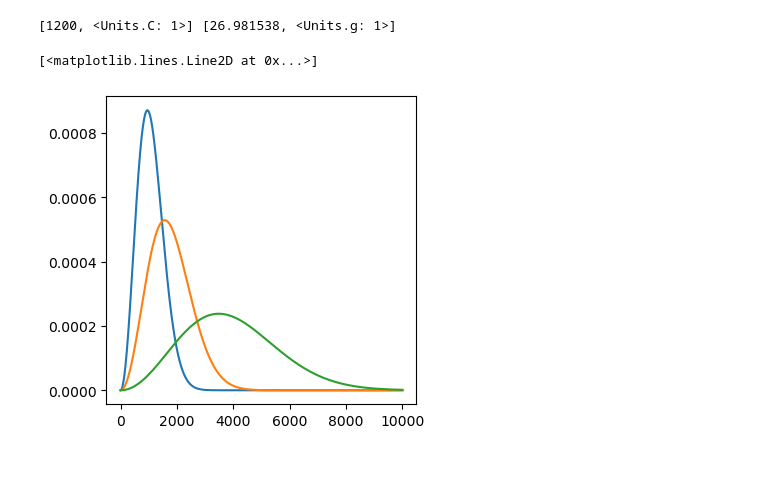
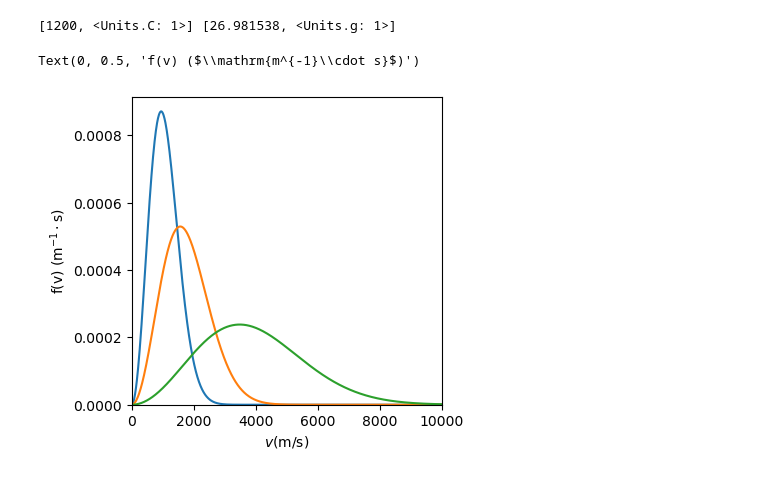
Before and after one commit to eragasa/physkit, a Jupyter notebook: notebooks/statmech/kinetic/mb_velocity_distribution.ipynb, the cells around one changed output. Saved outputs shown, nothing was run; the diff lists cells and outputs as text; code cells hidden in the pictures.

```diff
--- a/notebooks/statmech/kinetic/mb_velocity_distribution.ipynb
+++ b/notebooks/statmech/kinetic/mb_velocity_distribution.ipynb
@@ -102,32 +82,36 @@ import matplotlib.pyplot as plt
 
 v_arr = np.linspace(0,10000,1000)
 Al_pdf = MaxwellBoltzmannVelocityDistribution.pdf(
   v=v_arr,
   T=Temperature.convert(from_= Al_temperature, to = Temperature.Units.K),
   M=Mass.convert(from_=Al_molarmass, to = Mass.Units.kg),
   system=UnitsSI
 )
 
 H2_pdf_1 = MaxwellBoltzmannVelocityDistribution.pdf(
   v=v_arr,
   T=Temperature.convert(from_= H2_temperature_1, to = Temperature.Units.K),
   M=Mass.convert(from_=H2_molarmass, to = Mass.Units.kg),
   system=UnitsSI
 )
 
 H2_pdf_2 = MaxwellBoltzmannVelocityDistribution.pdf(
   v=v_arr,
   T=Temperature.convert(from_= H2_temperature_2, to = Temperature.Units.K),
   M=Mass.convert(from_=H2_molarmass, to = Mass.Units.kg),
   system=UnitsSI
 )
 
 
 fig, ax = plt.subplots(1,1)
 fig.set_size_inches(4,4)
 ax.plot(v_arr, Al_pdf)
 ax.plot(v_arr, H2_pdf_1)
 ax.plot(v_arr, H2_pdf_2)
+ax.set_xlim(left=v_arr.min(), right=v_arr.max())
+ax.set_xlabel(r"$v(\mathrm{m/s}$)")
+ax.set_ylim(bottom=v_arr.min())
+ax.set_ylabel(r"f(v) ($\mathrm{m^{-1}\cdot s}$)")
 # %% [output]
-[<matplotlib.lines.Line2D at 0x...>]
+Text(0, 0.5, 'f(v) ($\\mathrm{m^{-1}\\cdot s}$)')
-[figure, old version]
+[figure, new version]
```
Also changed, not shown: parts of 2 cells of this notebook, 18 other files.
